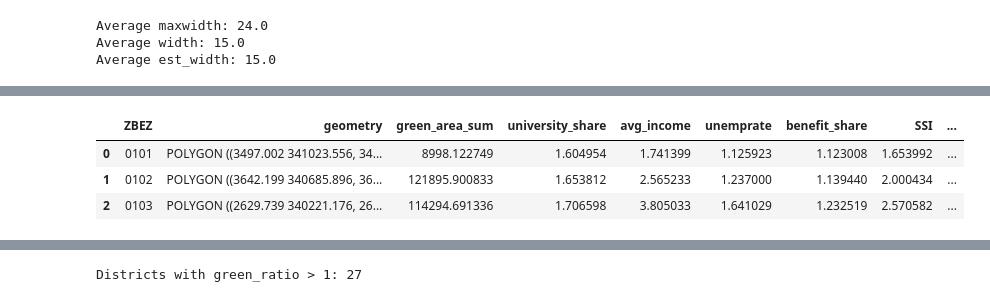
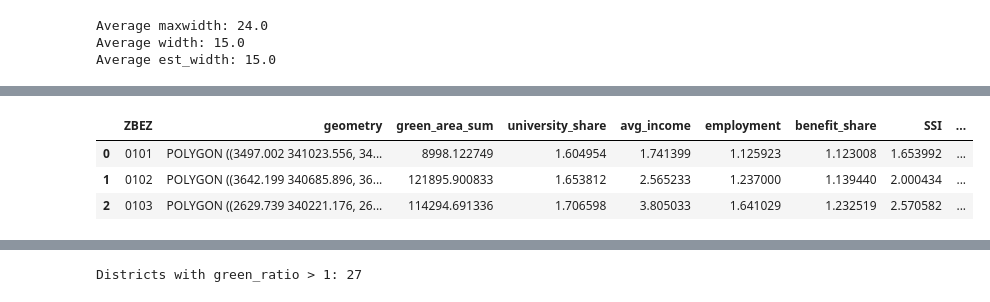
Before and after one commit to isiloral/ma_thesis, a Jupyter notebook: 01.Data_Processing.ipynb, the cells around one changed output, grey strips where cells are left out. Saved outputs shown, nothing was run; the diff lists cells and outputs as text; code cells hidden in the pictures.

```diff
--- a/01.Data_Processing.ipynb
+++ b/01.Data_Processing.ipynb
@@ -86,7 +86,7 @@ gdf_green = gdf_green.rename(columns={
     'FLAECHE': 'area'
 })
 
-urban_green_spaces = gdf_green[['id', 'OBJECTID', 'T_TEXT', 'T_LANG', 'circumference', 'area', 'geometry']]
+urban_green_spaces = gdf_green[['id', 'OBJECTID', 'T_TEXT', 'T_LANG', 'F_TYP', 'circumference', 'area', 'geometry']]
 print(urban_green_spaces.columns)
 urban_green_spaces = gpd.clip(urban_green_spaces, admin_city)
 # %% [output]
@@ -203,8 +203,12 @@ districts.head(3)
 | 1 | Rudolfsheim-Fünfhaus | 15.0 | XV | 15., Rudolfsheim-Fünfhaus | XV. Rudolfsheim-Fünfhaus | RUDOLFSHEIM-FÜNFHAUS | XV. | 15 | 1150.0 | 915.0 | ... |
 | 2 | Neubau | 7.0 | VII | 7., Neubau | VII. Neubau | NEUBAU | VII. | 07 | 1070.0 | 907.0 | ... |
 # %%
-gdf_census = gpd.read_file('data/data_ssi.geojson')
-print(len(gdf_census))
-gdf_census.head(2)
+data_ssi = gpd.read_file('data/data_ssi.geojson')
+print(len(data_ssi))
+
+gdf_census = data_ssi.copy()
+gdf_census.rename(columns={'unemprate': 'employment'}, inplace=True)
+
+gdf_census.to_file("dataframes/gdf_census.geojson", driver="GeoJSON")
 # %% [output]
 246
@@ -501,19 +499,19 @@ Index(['ZBEZ', 'university_share', 'avg_income', 'unemprate', 'benefit_share',
 # %%
 green_dissolved = green_in_census.dissolve(
     by='ZBEZ',
     aggfunc={
         'green_area': 'sum',
         'university_share': 'first',
         'avg_income': 'first',
-        'unemprate': 'first',
+        'employment': 'first',
         'benefit_share': 'first',
         'SSI': 'first',
         'quintile': 'first'
     }
 ).rename(columns={'green_area': 'green_area_sum'}).reset_index()
 green_dissolved.head(3)
 # %% [output]
-|  | ZBEZ | geometry | green_area_sum | university_share | avg_income | unemprate | benefit_share | SSI | ... |
+|  | ZBEZ | geometry | green_area_sum | university_share | avg_income | employment | benefit_share | SSI | ... |
 | 0 | 0101 | POLYGON ((3497.002 341023.556, 34... | 8998.122749 | 1.604954 | 1.741399 | 1.125923 | 1.123008 | 1.653992 | ... |
 | 1 | 0102 | POLYGON ((3642.199 340685.896, 36... | 121895.900833 | 1.653812 | 2.565233 | 1.237000 | 1.139440 | 2.000434 | ... |
 | 2 | 0103 | POLYGON ((2629.739 340221.176, 26... | 114294.691336 | 1.706598 | 3.805033 | 1.641029 | 1.232519 | 2.570582 | ... |
```
Also changed, not shown: parts of 23 cells of this notebook, 54 other files.
